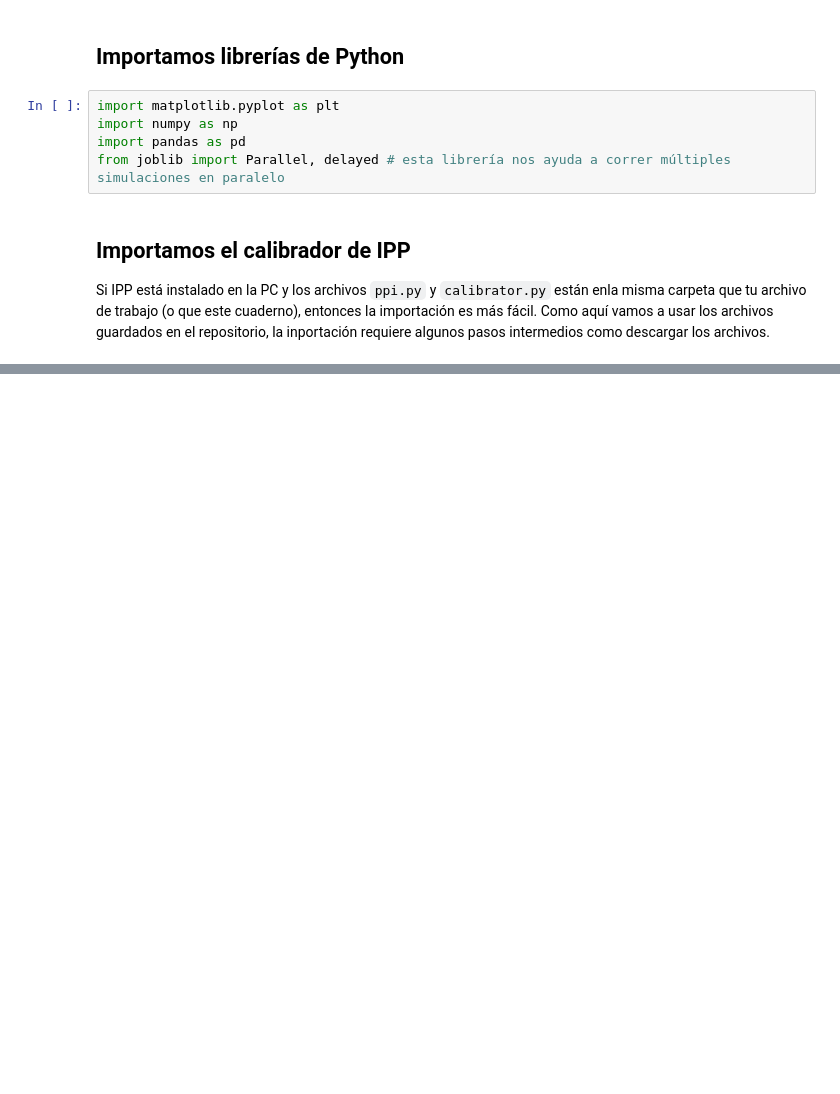
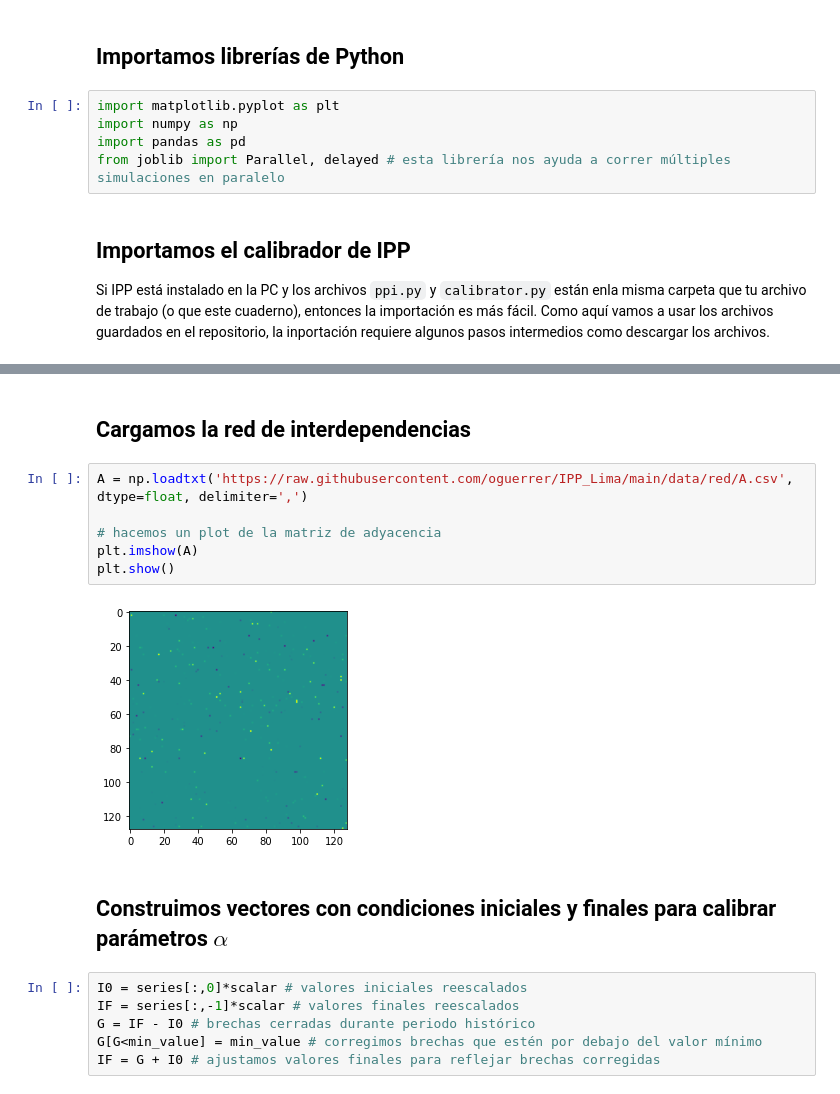
Before and after one commit to oguerrer/IPP_Lima, a Jupyter notebook: tutoriales/02 - calibracion.ipynb, the cells around one changed output, grey strips where cells are left out. Saved outputs shown, nothing was run; the diff lists cells and outputs as text; blank space fills up the shorter version.

```diff
--- a/tutoriales/02 - calibracion.ipynb
+++ b/tutoriales/02 - calibracion.ipynb
@@ -26,0 +50,18 @@ FileNotFoundError: [Errno 2] No such file or directory: '/Users/tequilamambo/Doc
+# %% [markdown]
+## Cargamos la red de interdependencias
+# %%
+A = np.loadtxt('https://raw.githubusercontent.com/oguerrer/IPP_Lima/main/data/red/A.csv', dtype=float, delimiter=',')
+
+# hacemos un plot de la matriz de adyacencia
+plt.imshow(A)
+plt.show()
+# %% [output]
+[figure, added]
+# %% [markdown]
+## Construimos vectores con condiciones iniciales y finales para calibrar parámetros $\alpha$
+# %%
+I0 = series[:,0]*scalar # valores iniciales reescalados
+IF = series[:,-1]*scalar # valores finales reescalados
+G = IF - I0 # brechas cerradas durante periodo histórico
+G[G<min_value] = min_value # corregimos brechas que estén por debajo del valor mínimo
+IF = G + I0 # ajustamos valores finales para reflejar brechas corregidas
```
Also changed, not shown: parts of 17 cells of this notebook, 3 other files.
